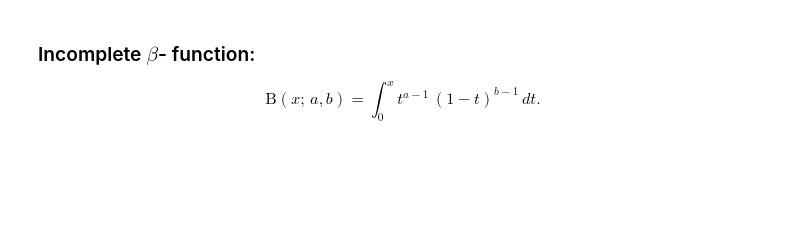
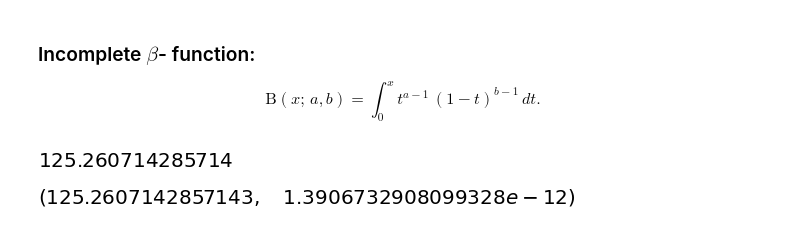
Before and after one commit to adeeconometrics/literate-programming, a Jupyter notebook: Probability_Distributions_Continuous.ipynb, the cells around one changed output. Cells and saved outputs as stored; diff of their text form; code cells hidden in the pictures; blank space fills up the shorter version.

```diff
--- a/Probability_Distributions_Continuous.ipynb
+++ b/Probability_Distributions_Continuous.ipynb
@@ -442,6 +381,5 @@ $${\displaystyle \mathrm {B} (x;\,a,b)=\int _{0}^{x}t^{a-1}\,(1-t)^{b-1}\,dt.}$$
 # %%
 # Prototypical implementation
 def incomplete_beta(x_0,a_0,b_0):
-    expr =
-    sp.integrate()
-    pass
+    expr = t**(a_0-1)*(1-t)**(b_0-1)
+    return N(sp.integrate(expr, (t, 0, x_0)))
@@ -456,0 +391,8 @@ def f_dist_pdf():
+# %%
+incomplete_beta(3,4,5)
+# %% [output]
+[figure, added]
+# %%
+incomplete_beta_num(3,4,5)
+# %% [output]
+[figure, added]
```
Also changed, not shown: parts of 74 cells of this notebook.
